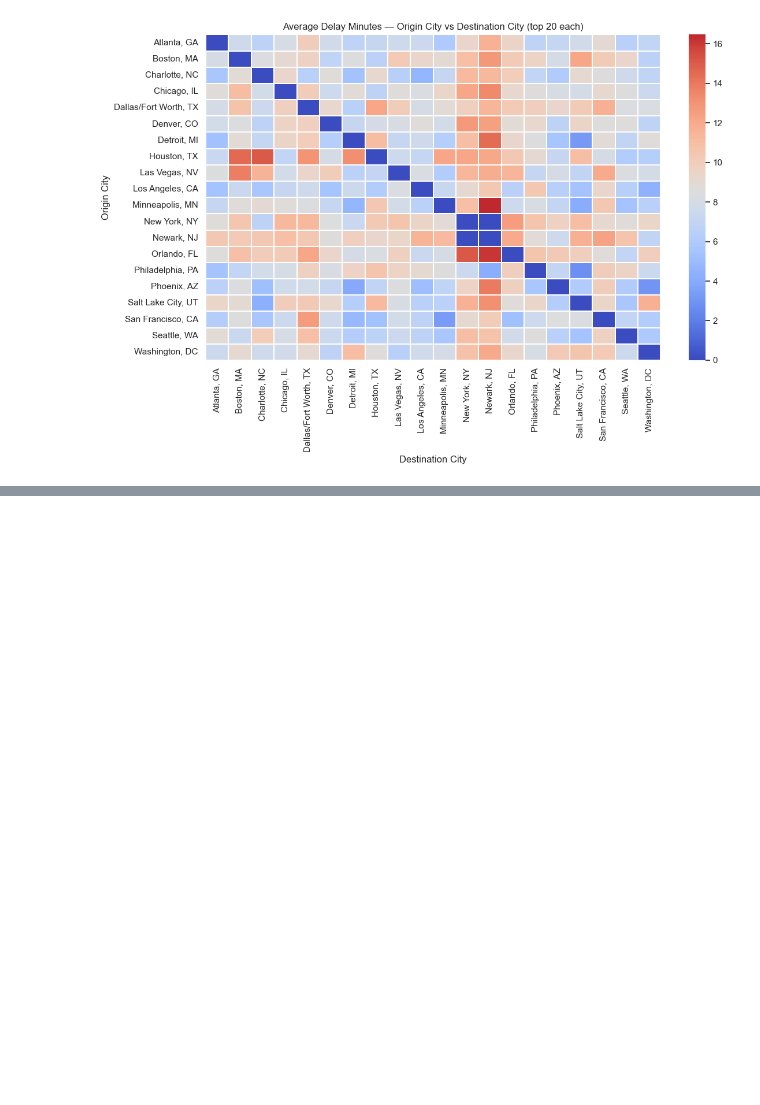
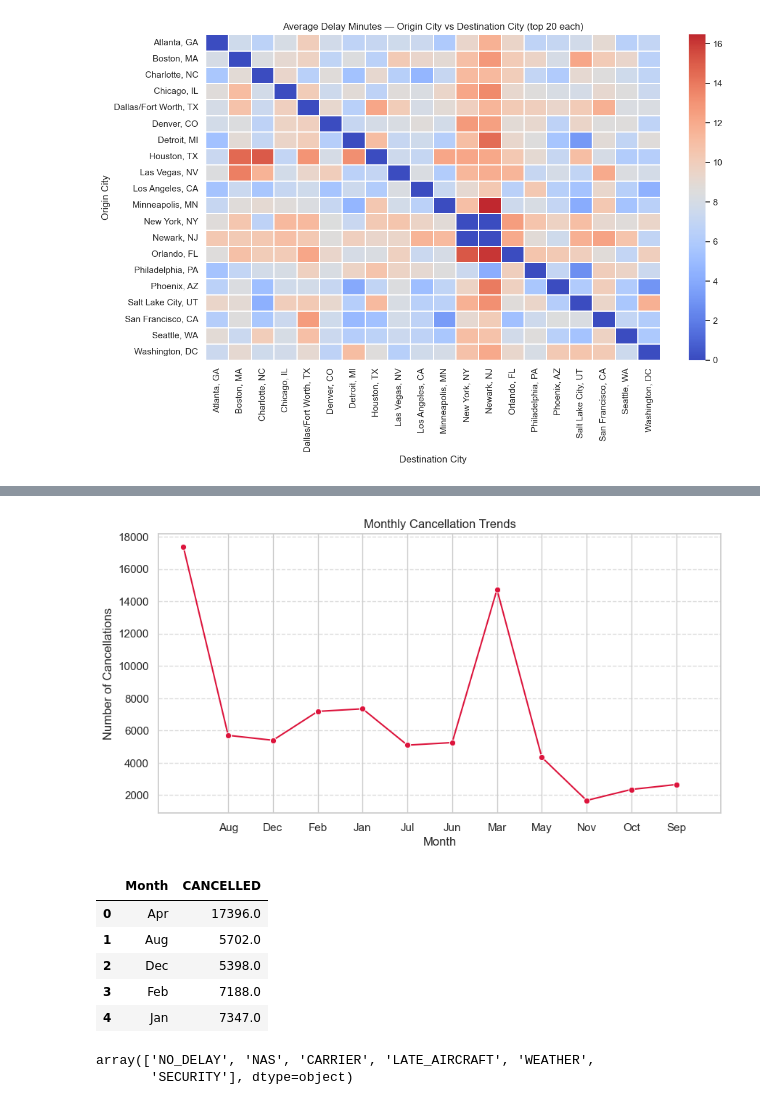
Before and after one commit to Sreekar529/DV-AirFly-Insights--Sreekar-, a Jupyter notebook: Flight_delay.ipynb, the cells around one changed output, grey strips where cells are left out. Saved outputs shown, nothing was run; the diff lists cells and outputs as text; code cells hidden in the pictures; blank space fills up the shorter version.

Commit message:
Milestone 3 updated
Updated the file with Milestone 3. Completed the visualizations that are required for milestone 3

```diff
--- a/Flight_delay.ipynb
+++ b/Flight_delay.ipynb
@@ -811,0 +838,37 @@ Passing `palette` without assigning `hue` is deprecated and will be removed in v
+# %%
+# 6.1 Monthly Cancellation Trends
+# -------------------------------
+
+# Group by Month and count cancelled flights
+monthly_cancellations = (
+    df.groupby('Month')['CANCELLED']
+      .sum()
+      .reset_index()
+      .sort_values('Month')
+)
+
+# Plot
+plt.figure(figsize=(10,5))
+sns.lineplot(x='Month', y='CANCELLED', data=monthly_cancellations, marker="o", color="crimson")
+plt.title("Monthly Cancellation Trends")
+plt.xlabel("Month")
+plt.ylabel("Number of Cancellations")
+plt.xticks(range(1,13))  # Ensure months 1–12 are shown
+plt.grid(axis='y', linestyle='--', alpha=0.7)
+plt.show()
+
+# Show sample table
+monthly_cancellations.head()
+# %% [output]
+[figure, added]
+|  | Month | CANCELLED |
+| 0 | Apr | 17396.0 |
+| 1 | Aug | 5702.0 |
+| 2 | Dec | 5398.0 |
+| 3 | Feb | 7188.0 |
+| 4 | Jan | 7347.0 |
+# %%
+df['DELAY_CAUSE'].unique()
+# %% [output]
+array(['NO_DELAY', 'NAS', 'CARRIER', 'LATE_AIRCRAFT', 'WEATHER',
+       'SECURITY'], dtype=object)
```
Also changed, not shown: parts of 8 cells of this notebook.
